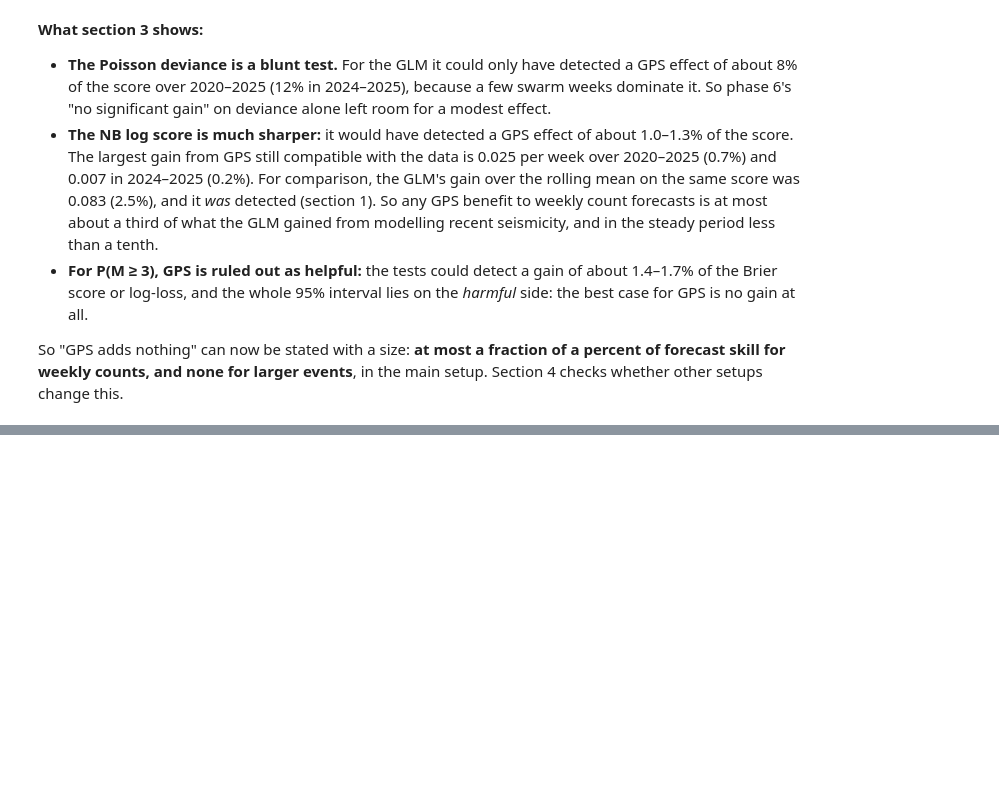
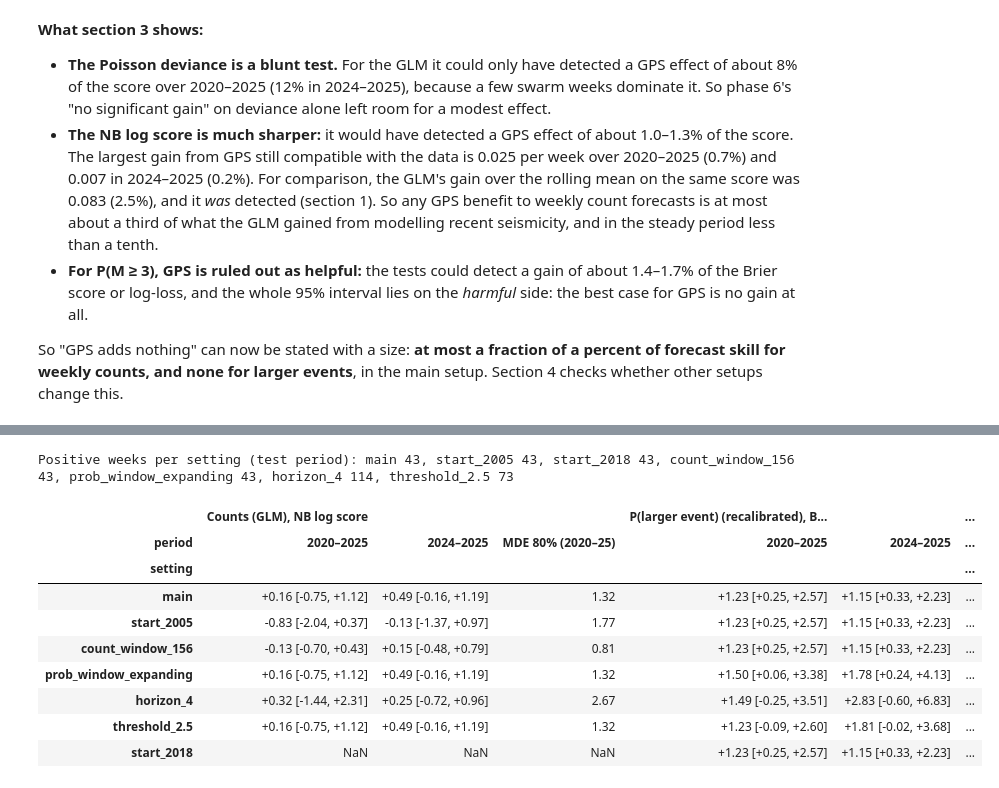
Before and after one commit to PatrickBolton/flegrei-seismicity, a Jupyter notebook: notebooks/05_evaluation.ipynb, the cells around one changed output, grey strips where cells are left out. Drawn from its saved outputs; the diff is of its cells as text; code cells hidden in the pictures; blank space fills up the shorter version.

```diff
--- a/notebooks/05_evaluation.ipynb
+++ b/notebooks/05_evaluation.ipynb
@@ -309,0 +327,66 @@ So "GPS adds nothing" can now be stated with a size: **at most a fraction of a p
+# %%
+settings = [MAIN] + SENSITIVITY
+rows = {}
+for s in settings:
+    start = TEST_START if s.name == "start_2018" else "2017-01-02"
+    r = main if s is MAIN else run(table, s, start, TEST_END, include_main_only=False)
+    y_count = table.loc[start:TEST_END, s.count_target]
+    y_prob = table.loc[TEST_START:TEST_END, s.prob_target].astype(float)
+    c, p = r["counts"], r["probs"].loc[TEST_START:]
+    per_week = {f"dev_{n}": weekly_poisson_deviance(y_count.loc[TEST_START:], c[n].loc[TEST_START:])
+                for n in ["glm_seismic", "glm_all"]}
+    if start < TEST_START:
+        for n in ["rolling_mean_4w", "glm_seismic", "glm_all"]:
+            a = rolling_dispersion(y_count, c[n], TEST_START, horizon=s.horizon)
+            per_week[f"nb_{n}"] = distribution_scores(y_count.loc[TEST_START:], c[n].loc[TEST_START:], a)["log_score"]
+    for n in ["climatology_52w", "recalibrated", "recalibrated_gps"]:
+        per_week[f"brier_{n}"] = (p[n] - y_prob) ** 2
+        q = np.clip(p[n], 1e-3, 1 - 1e-3)
+        per_week[f"ll_{n}"] = -(y_prob * np.log(q) + (1 - y_prob) * np.log(1 - q))
+    comparisons = [("GPS effect, counts", "Poisson deviance", "dev_glm_all", "dev_glm_seismic"),
+                   ("GPS effect, counts", "NB log score", "nb_glm_all", "nb_glm_seismic"),
+                   ("GPS effect, P(large)", "Brier", "brier_recalibrated_gps", "brier_recalibrated"),
+                   ("GPS effect, P(large)", "log-loss", "ll_recalibrated_gps", "ll_recalibrated"),
+                   ("reference: GLM vs rolling mean", "NB log score", "nb_glm_seismic", "nb_rolling_mean_4w"),
+                   ("reference: recalibrated vs climatology", "Brier", "brier_recalibrated", "brier_climatology_52w")]
+    for label, score, a, b in comparisons:
+        if a not in per_week:
+            continue
+        for period, m in periods.items():
+            d = detectable_difference(per_week[a][m], per_week[b][m])
+            base = per_week[b][m].mean()
+            rows[(s.name, label, score, period)] = {
+                "effect": d["mean_difference"], "ci_low": d["ci_low"], "ci_high": d["ci_high"],
+                "effect_%": 100 * d["mean_difference"] / base, "ci_low_%": 100 * d["ci_low"] / base,
+                "ci_high_%": 100 * d["ci_high"] / base, "mde_80_%": 100 * d["mde_80"] / base}
+sensitivity = pd.DataFrame(rows).T
+sensitivity.index.names = ["setting", "comparison", "score", "period"]
+print(f"Positive weeks per setting (test period): " + ", ".join(
+    f"{s.name} {int(table.loc[TEST_START:TEST_END, s.prob_target].sum())}" for s in settings))
+# %% [output]
+Positive weeks per setting (test period): main 43, start_2005 43, start_2018 43, count_window_156 43, prob_window_expanding 43, horizon_4 114, threshold_2.5 73
+# %%
+# The GPS effect in every setting, as % of the score without GPS: effect [95% interval]
+# (negative = GPS helped), and the effect detectable with 80% power.
+def effect_with_interval(row):
+    return f"{row['effect_%']:+.2f} [{row['ci_low_%']:+.2f}, {row['ci_high_%']:+.2f}]"
+
+def compact(comparison, score):
+    part = sensitivity.xs((comparison, score), level=("comparison", "score"))
+    table = part.apply(effect_with_interval, axis=1).unstack("period")
+    table["MDE 80% (2020–25)"] = part.xs("2020–2025", level="period")["mde_80_%"].round(2)
+    return table.reindex([s.name for s in settings]).dropna(how="all")
+
+pd.concat({"Counts (GLM), NB log score": compact("GPS effect, counts", "NB log score"),
+           "P(larger event) (recalibrated), Brier": compact("GPS effect, P(large)", "Brier")}, axis=1)
+# %% [output]
+|  | Counts (GLM), NB log score |  |  | P(larger event) (recalibrated), B... |  | ... |
+| period | 2020–2025 | 2024–2025 | MDE 80% (2020–25) | 2020–2025 | 2024–2025 | ... |
+| setting |  |  |  |  |  | ... |
+| main | +0.16 [-0.75, +1.12] | +0.49 [-0.16, +1.19] | 1.32 | +1.23 [+0.25, +2.57] | +1.15 [+0.33, +2.23] | ... |
+| start_2005 | -0.83 [-2.04, +0.37] | -0.13 [-1.37, +0.97] | 1.77 | +1.23 [+0.25, +2.57] | +1.15 [+0.33, +2.23] | ... |
+| count_window_156 | -0.13 [-0.70, +0.43] | +0.15 [-0.48, +0.79] | 0.81 | +1.23 [+0.25, +2.57] | +1.15 [+0.33, +2.23] | ... |
+| prob_window_expanding | +0.16 [-0.75, +1.12] | +0.49 [-0.16, +1.19] | 1.32 | +1.50 [+0.06, +3.38] | +1.78 [+0.24, +4.13] | ... |
+| horizon_4 | +0.32 [-1.44, +2.31] | +0.25 [-0.72, +0.96] | 2.67 | +1.49 [-0.25, +3.51] | +2.83 [-0.60, +6.83] | ... |
+| threshold_2.5 | +0.16 [-0.75, +1.12] | +0.49 [-0.16, +1.19] | 1.32 | +1.23 [-0.09, +2.60] | +1.81 [-0.02, +3.68] | ... |
+| start_2018 | NaN | NaN | NaN | +1.23 [+0.25, +2.57] | +1.15 [+0.33, +2.23] | ... |
```
Also changed, not shown: parts of 4 cells of this notebook, 3 other files.
